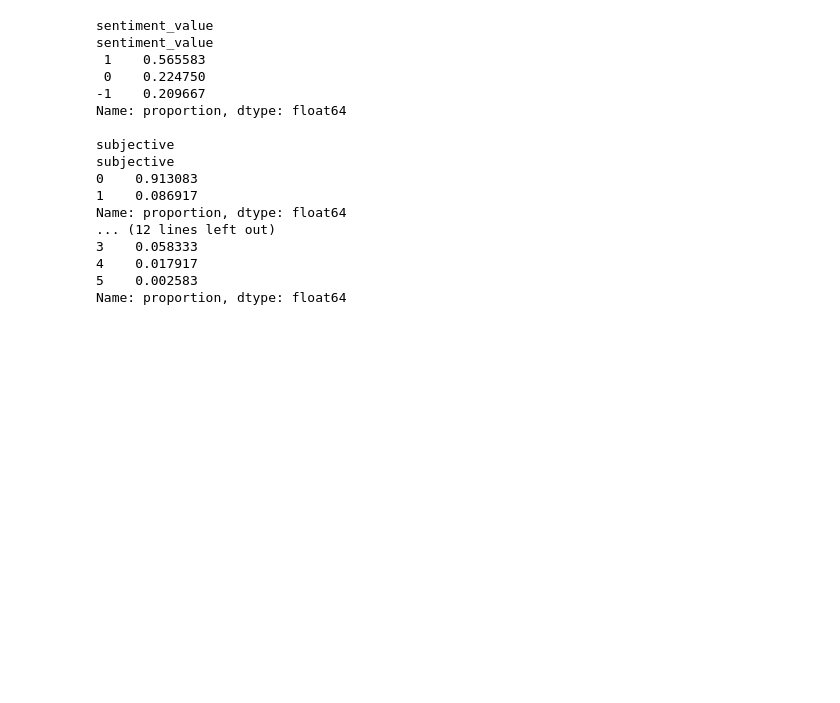
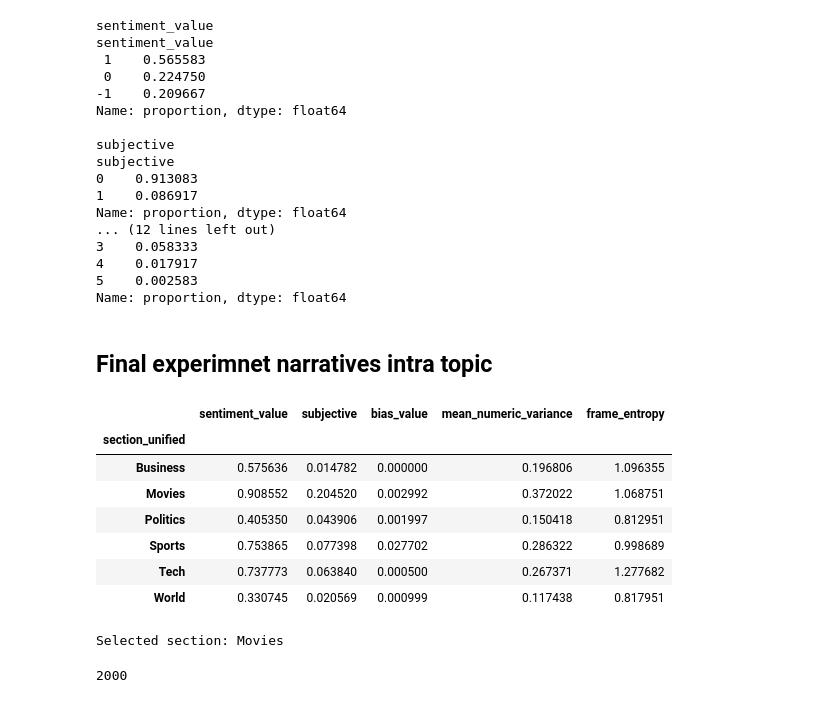
Before and after one commit to awroble/NLP_2025W, a Jupyter notebook: Topic-Discovery-News-Narratives-Tytkowski/clustering/main.ipynb, the cells around one changed output. Cells and saved outputs as stored; diff of their text form; code cells hidden in the pictures; blank space fills up the shorter version.

```diff
--- a/Topic-Discovery-News-Narratives-Tytkowski/clustering/main.ipynb
+++ b/Topic-Discovery-News-Narratives-Tytkowski/clustering/main.ipynb
@@ -499,3 +553,51 @@ Name: proportion, dtype: float64
 4    0.017917
 5    0.002583
 Name: proportion, dtype: float64
+# %% [markdown]
+## Final experimnet narratives intra topic
+# %%
+numeric_features = [
+    "sentiment_value",
+    "subjective",
+    "bias_value"
+]
+
+section_variance_numeric = (
+    df_sample
+    .groupby("section_unified")[numeric_features]
+    .var()
+)
+section_variance_numeric["mean_numeric_variance"] = (
+    section_variance_numeric.mean(axis=1)
+)
+# %%
+def frame_entropy(x):
+    p = x.value_counts(normalize=True)
+    return -(p * np.log(p + 1e-9)).sum()
+
+section_frame_entropy = (
+    df_sample
+    .groupby("section_unified")["frame_id"]
+    .apply(frame_entropy)
+    .rename("frame_entropy")
+)
+# %%
+section_narrative_summary = section_variance_numeric.join(
+    section_frame_entropy
+)
+
+section_narrative_summary
+# %% [output]
+|  | sentiment_value | subjective | bias_value | mean_numeric_variance | frame_entropy |
+| section_unified |  |  |  |  |  |
+| Business | 0.575636 | 0.014782 | 0.000000 | 0.196806 | 1.096355 |
+| Movies | 0.908552 | 0.204520 | 0.002992 | 0.372022 | 1.068751 |
+| Politics | 0.405350 | 0.043906 | 0.001997 | 0.150418 | 0.812951 |
+| Sports | 0.753865 | 0.077398 | 0.027702 | 0.286322 | 0.998689 |
+| Tech | 0.737773 | 0.063840 | 0.000500 | 0.267371 | 1.277682 |
+| World | 0.330745 | 0.020569 | 0.000999 | 0.117438 | 0.817951 |
+# %%
+target_section = section_narrative_summary["mean_numeric_variance"].idxmax()
+print("Selected section:", target_section)
+# %% [output]
+Selected section: Movies
@@ -501,0 +606,8 @@ Name: proportion, dtype: float64
+# %%
+df_topic = df_sample[
+    df_sample["section_unified"] == target_section
+].copy()
+
+len(df_topic)
+# %% [output]
+2000
```
Also changed, not shown: parts of 30 cells of this notebook.
